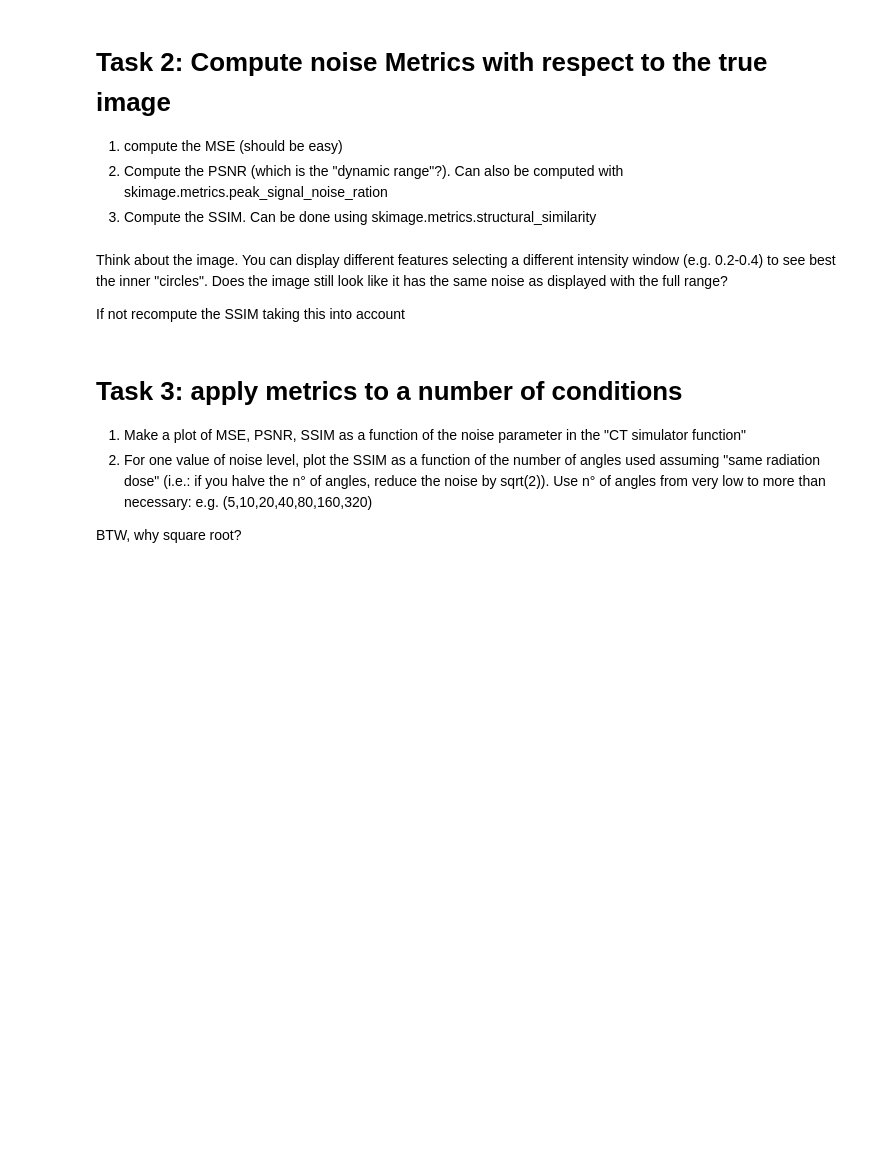
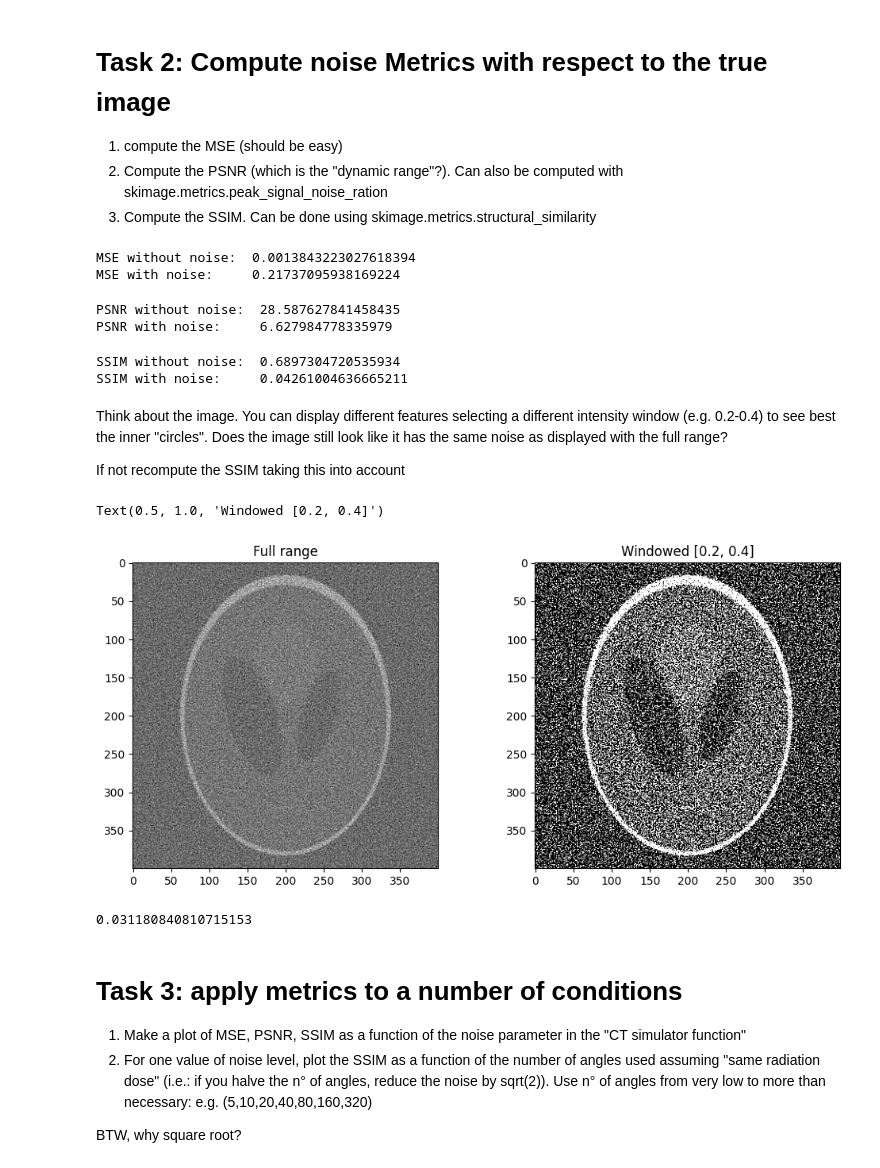
Before and after one commit to theoradicella/medical-imaging, a Jupyter notebook: A3 - Noise and Tomography/A3.ipynb, the cells around one changed output. Cells and saved outputs as stored; diff of their text form; code cells hidden in the pictures; blank space fills up the shorter version.

```diff
--- a/A3 - Noise and Tomography/A3.ipynb
+++ b/A3 - Noise and Tomography/A3.ipynb
@@ -126,3 +126,13 @@ Text(0.5, 1.0, 'Reconstructed Image with Noise')
 1. compute the MSE (should be easy)
 2. Compute the PSNR (which is the "dynamic range"?). Can also be computed with skimage.metrics.peak_signal_noise_ration
 3. Compute the SSIM. Can be done using skimage.metrics.structural_similarity
+# %%
+mse = np.mean(((img - reconstruction)**2))
+
+noisy_mse = np.mean(((img - noisy_reconstruction)**2))
+
+print("MSE without noise: ", mse)
+print("MSE with noise:    ", noisy_mse)
+# %% [output]
+MSE without noise:  0.0013843223027618394
+MSE with noise:     0.21737095938169224
@@ -129,7 +141,48 @@ Text(0.5, 1.0, 'Reconstructed Image with Noise')
+# %%
+PSNR = skimage.metrics.peak_signal_noise_ratio(img,reconstruction,data_range=data_range)
+PSNR_noisy = skimage.metrics.peak_signal_noise_ratio(img,noisy_reconstruction,data_range=data_range)
+
+print("PSNR without noise: ", PSNR)
+print("PSNR with noise:    ", PSNR_noisy)
+# %% [output]
+PSNR without noise:  28.587627841458435
+PSNR with noise:     6.627984778335979
+# %%
+SSIM = skimage.metrics.structural_similarity(img, reconstruction, gaussian_weights=False, data_range=data_range)
+SSIM_noisy = skimage.metrics.structural_similarity(img, noisy_reconstruction, gaussian_weights=False, data_range=data_range)
+
+print("SSIM without noise: ", SSIM)
+print("SSIM with noise:    ", SSIM_noisy)
+# %% [output]
+SSIM without noise:  0.6897304720535934
+SSIM with noise:     0.04261004636665211
 # %% [markdown]
 Think about the image. You can display different features selecting a different intensity window (e.g. 0.2-0.4) to see best the inner "circles". Does the image still look like it has the same noise as displayed with the full range?
 
 If not recompute the SSIM taking this into account
+# %%
+# Try it:
+fig, (ax1, ax2) = plt.subplots(1, 2, figsize=(12, 5))
+ax1.imshow(noisy_reconstruction, cmap="gray")
+ax1.set_title("Full range")
+ax2.imshow(noisy_reconstruction, cmap="gray", vmin=0.2, vmax=0.4)
+ax2.set_title("Windowed [0.2, 0.4]")
+# %% [output]
+Text(0.5, 1.0, 'Windowed [0.2, 0.4]')
+[figure, added]
+# %%
+window_low, window_high = 0.2, 0.4
+window_range = window_high - window_low  # 0.2
+
+SSIM_windowed = skimage.metrics.structural_similarity(
+    img, noisy_reconstruction,
+    data_range=window_range,
+    gaussian_weights=True, sigma=1.5,
+)
+
+print(SSIM_windowed)
+# %% [output]
+0.031180840810715153
 # %% [markdown]
 # Task 3: apply metrics to a number of conditions
 
```
Also changed, not shown: parts of 6 cells of this notebook, 2 other files.
